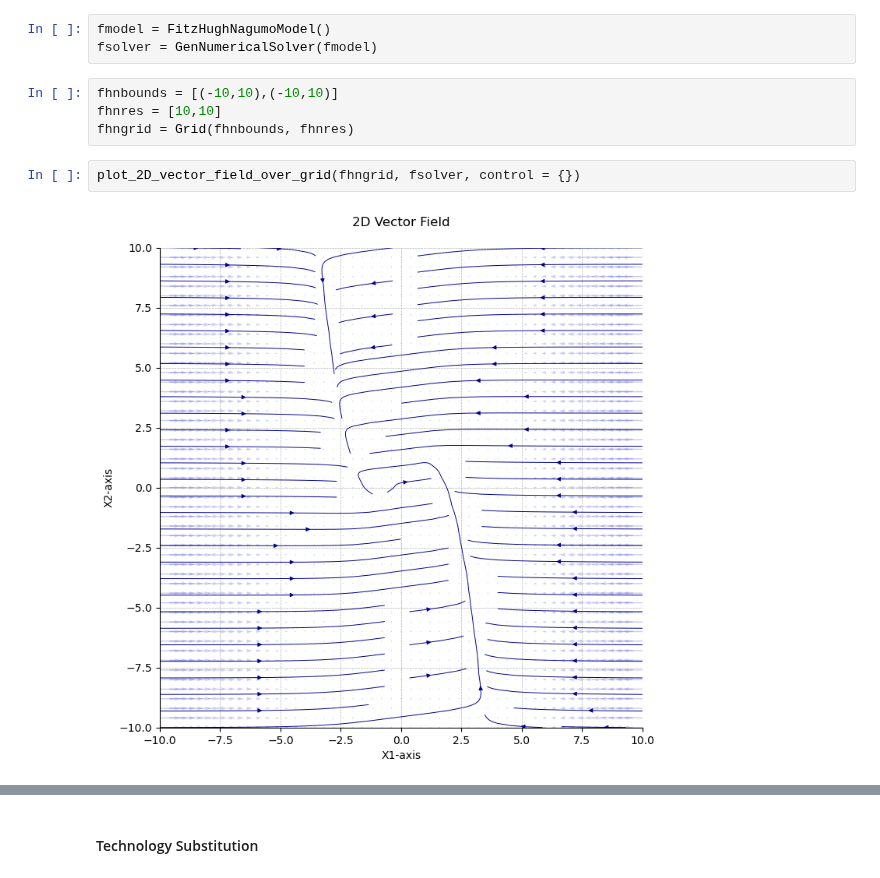
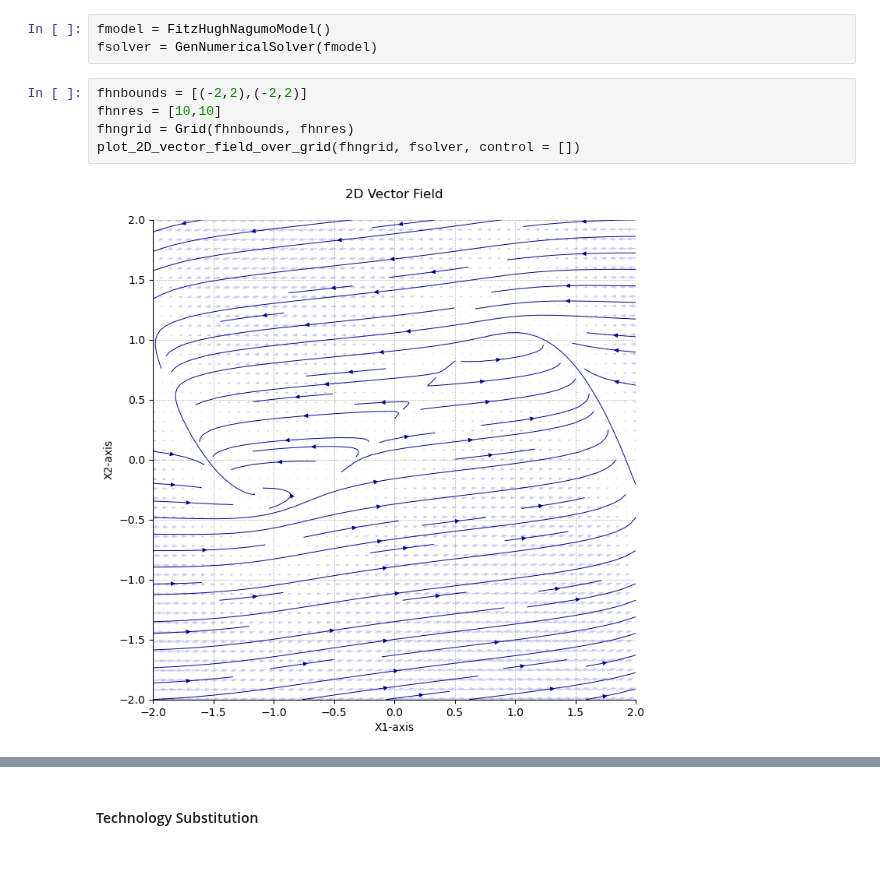
Before and after one commit to Lighfe/mdp-world-model, a Jupyter notebook: data_generation/visualization/plot_tests.ipynb, the cells around one changed output, grey strips where cells are left out. Saved outputs shown, nothing was run; the diff lists cells and outputs as text.

```diff
--- a/data_generation/visualization/plot_tests.ipynb
+++ b/data_generation/visualization/plot_tests.ipynb
@@ -47,10 +47,9 @@ plot_2D_vector_field(test_vectorfield, [[-1, 1], [-1, 1]])
 fmodel = FitzHughNagumoModel()
 fsolver = GenNumericalSolver(fmodel)
 # %%
-fhnbounds = [(-10,10),(-10,10)]
+fhnbounds = [(-2,2),(-2,2)]
 fhnres = [10,10]
 fhngrid = Grid(fhnbounds, fhnres)
+plot_2D_vector_field_over_grid(fhngrid, fsolver, control = [])
+# %% [output]
+[figure, added]
-# %%
-plot_2D_vector_field_over_grid(fhngrid, fsolver, control = {})
-# %% [output]
-[figure, removed]
```
Also changed, not shown: parts of 2 cells of this notebook, 1 other file.
